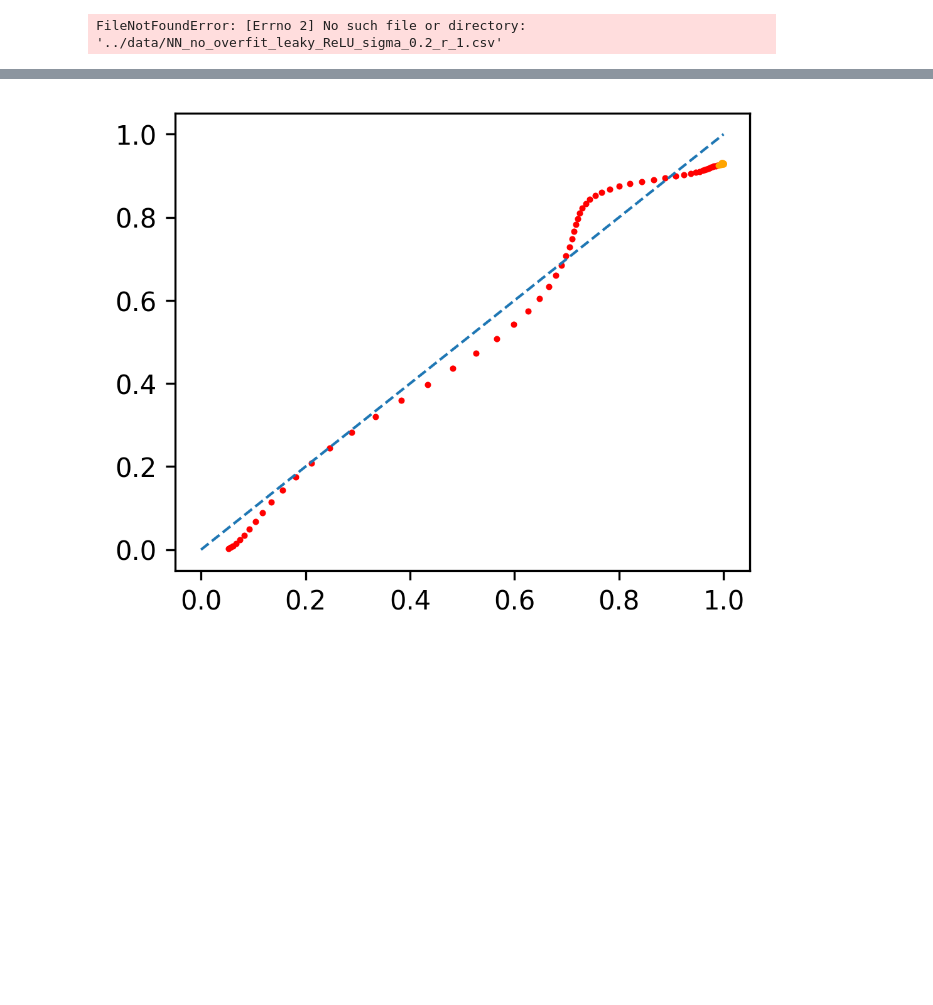
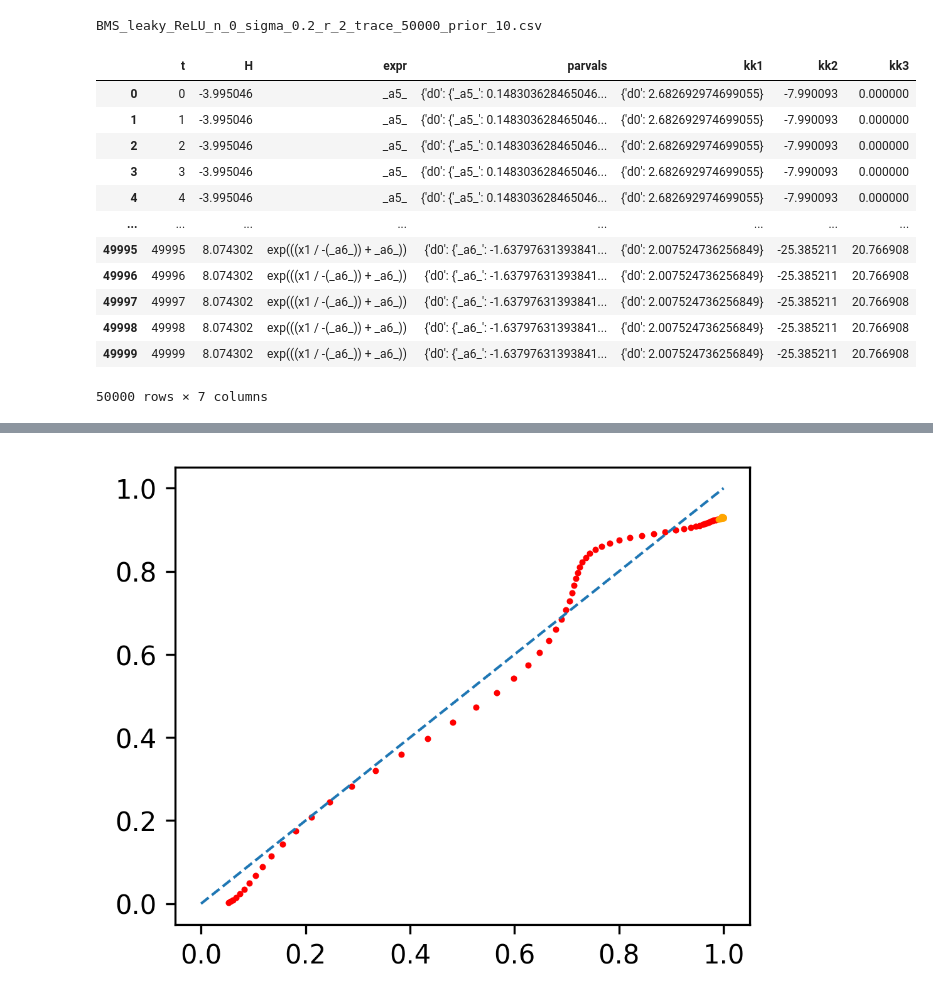
Before and after one commit to SergioCoboLopez/ANN_BMS, a Jupyter notebook: bin/BMS_energy_mdl.ipynb, the cells around one changed output, grey strips where cells are left out. Cells and saved outputs as stored; diff of their text form; code cells hidden in the pictures; blank space fills up the shorter version.

```diff
--- a/bin/BMS_energy_mdl.ipynb
+++ b/bin/BMS_energy_mdl.ipynb
@@ -17,7 +17,7 @@ from sklearn.metrics import mean_squared_error
 # %%
 #Read NN and BMS data
 n=0;runid=0;function='leaky_ReLU' #tanh, leaky_ReLU
-realization=1
+realization=2
 sigma=0.2
 NPAR=10 #10, 20
 steps=50000
@@ -32,34 +32,47 @@ file_model='NN_no_overfit_' + function + '_sigma_' + str(sigma) + '_r_' + str(re
 #----------------------------------------------------------------------------------------------------------------
 #noise=True
 #if noise==True:
 #    file_model='NN_best_model_noise_no_overfit_' + function + '_train_' + str(train_size) + '_NREP_10_data.csv'
     #file_model='NN_model_noise_' + function + '_train_' +str(train_size)+ '_NREP_10_data' + '.csv'
 #else:
 #    file_model='NN_model_' + function + '_train_' +str(train_size)+ '_NREP_10_data' + '.csv'
 model_d='../data/' + file_model
 d=pd.read_csv(model_d)
 dn=d[d['rep']==n]
 dn.set_index('Unnamed: 0', inplace=True)
 dn.index.name = None
 dn=dn.reset_index(drop=True)
 
 
 #Read BMS data
 filename='BMS_'+function+'_n_'+str(n)+'_sigma_'+str(sigma)+ '_r_' + str(realization) + '_trace_'+str(steps)+'_prior_'+str(NPAR)+ '.csv'
 #filename='BMS_'+function+'_n_'+str(n)+'_sigma_'+str(sigma)+'_trace_'+str(steps)+'_prior_'+str(NPAR)+'_id_'+str(runid)+'.csv'
 
 #Old naming convention
 #--------------------------------------------------------------------------------------------
 #if noise==True:
 #    filename='BMS_noise_' + function + '_' + str(steps) + '_trace.' + str(n) + '_prior_'  + str(NPAR) + '_id_' + str(runid) + '.csv'
 #else:
 #    filename='BMS_' + function + '_trace.' + str(n) + '_prior_'  + str(NPAR) + '_id_' + str(runid) + '.csv'
 #--------------------------------------------------------------------------------------------
 print(filename)
 trace=pd.read_csv('../data/MSTraces/' + filename, sep=';', header=None, names=['t', 'H', 'expr', 'parvals', 'kk1', 'kk2','kk3'])
 display(trace)
 # %% [output]
-FileNotFoundError: [Errno 2] No such file or directory: '../data/NN_no_overfit_leaky_ReLU_sigma_0.2_r_1.csv'
+BMS_leaky_ReLU_n_0_sigma_0.2_r_2_trace_50000_prior_10.csv
+|  | t | H | expr | parvals | kk1 | kk2 | kk3 |
+| 0 | 0 | -3.995046 | _a5_ | {'d0': {'_a5_': 0.148303628465046... | {'d0': 2.682692974699055} | -7.990093 | 0.000000 |
+| 1 | 1 | -3.995046 | _a5_ | {'d0': {'_a5_': 0.148303628465046... | {'d0': 2.682692974699055} | -7.990093 | 0.000000 |
+| 2 | 2 | -3.995046 | _a5_ | {'d0': {'_a5_': 0.148303628465046... | {'d0': 2.682692974699055} | -7.990093 | 0.000000 |
+| 3 | 3 | -3.995046 | _a5_ | {'d0': {'_a5_': 0.148303628465046... | {'d0': 2.682692974699055} | -7.990093 | 0.000000 |
+| 4 | 4 | -3.995046 | _a5_ | {'d0': {'_a5_': 0.148303628465046... | {'d0': 2.682692974699055} | -7.990093 | 0.000000 |
+| ... | ... | ... | ... | ... | ... | ... | ... |
+| 49995 | 49995 | 8.074302 | exp(((x1 / -(_a6_)) + _a6_)) | {'d0': {'_a6_': -1.63797631393841... | {'d0': 2.007524736256849} | -25.385211 | 20.766908 |
+| 49996 | 49996 | 8.074302 | exp(((x1 / -(_a6_)) + _a6_)) | {'d0': {'_a6_': -1.63797631393841... | {'d0': 2.007524736256849} | -25.385211 | 20.766908 |
+| 49997 | 49997 | 8.074302 | exp(((x1 / -(_a6_)) + _a6_)) | {'d0': {'_a6_': -1.63797631393841... | {'d0': 2.007524736256849} | -25.385211 | 20.766908 |
+| 49998 | 49998 | 8.074302 | exp(((x1 / -(_a6_)) + _a6_)) | {'d0': {'_a6_': -1.63797631393841... | {'d0': 2.007524736256849} | -25.385211 | 20.766908 |
+| 49999 | 49999 | 8.074302 | exp(((x1 / -(_a6_)) + _a6_)) | {'d0': {'_a6_': -1.63797631393841... | {'d0': 2.007524736256849} | -25.385211 | 20.766908 |
+50000 rows × 7 columns
 # %%
 #Parameters to read models
 display(dn)
```
Also changed, not shown: parts of 3 cells of this notebook, 54 other files.
